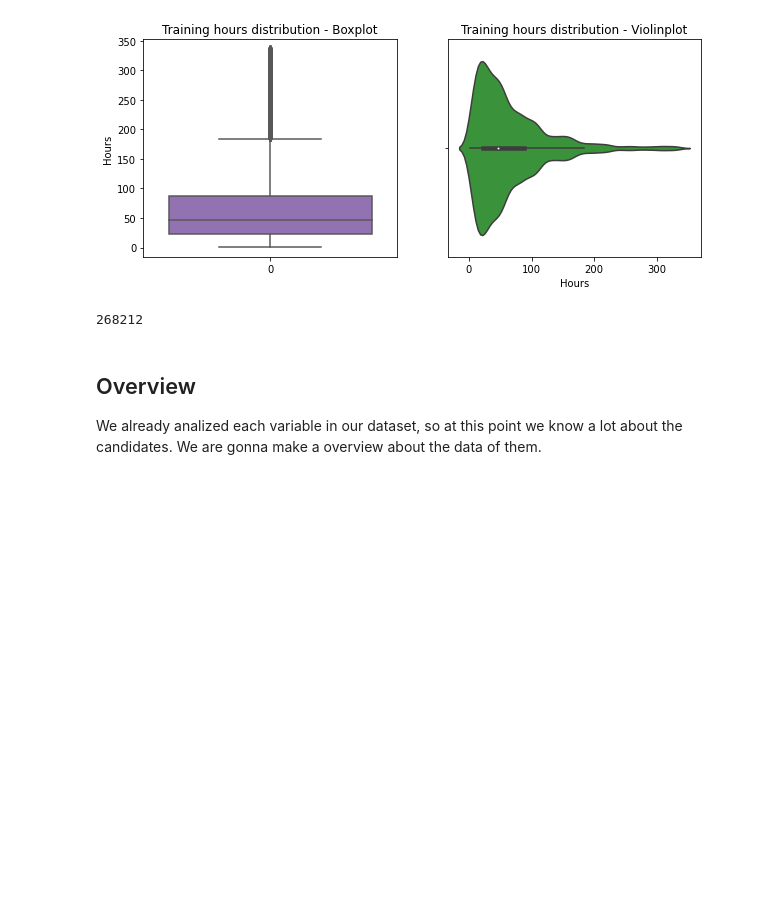
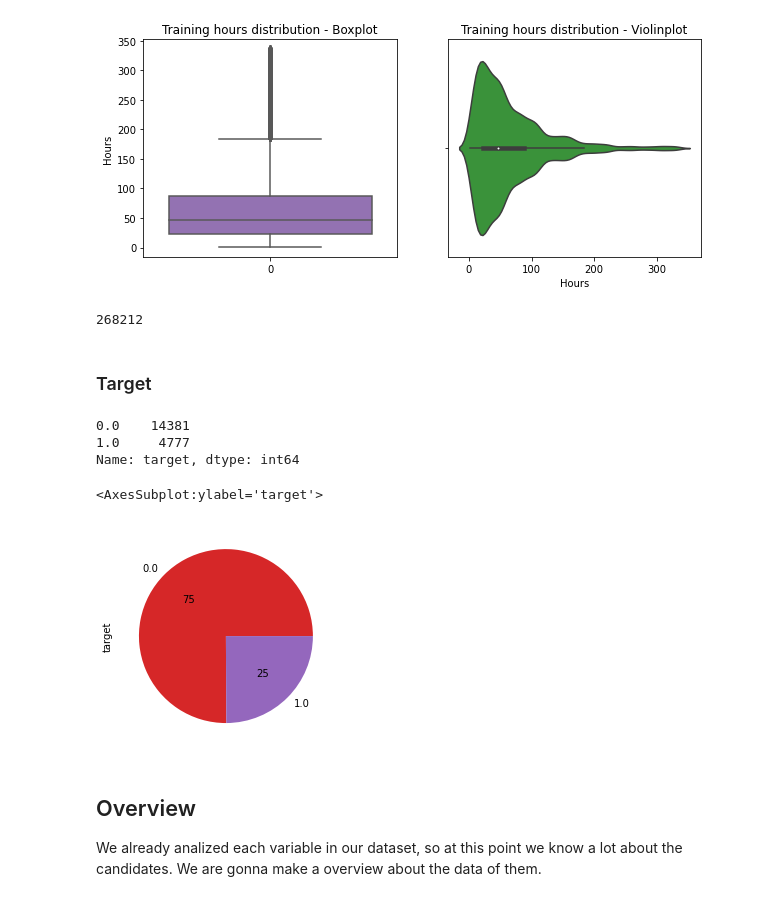
Before and after one commit to ftarantuviez/HR-Analytics-Job-Change-of-Data-Scientists, a Jupyter notebook: HR Analytics - Job Change of Data Scientists.ipynb, the cells around one changed output. Saved outputs shown, nothing was run; the diff lists cells and outputs as text; code cells hidden in the pictures; blank space fills up the shorter version.

```diff
--- a/HR Analytics - Job Change of Data Scientists.ipynb
+++ b/HR Analytics - Job Change of Data Scientists.ipynb
@@ -415,6 +379,19 @@ Text(0.5, 1.0, 'Training hours distribution - Boxplot')
 df_train.shape[0] * df_train.shape[1]
 # %% [output]
 268212
+# %% [markdown]
+### Target
+# %%
+df_train.target.value_counts()
+# %% [output]
+0.0    14381
+1.0     4777
+Name: target, dtype: int64
+# %%
+df_train.target.value_counts().plot(kind="pie", colors=colors[3:5], autopct="%2.f")
+# %% [output]
+<AxesSubplot:ylabel='target'>
+[figure, added]
 # %% [markdown]
 ## Overview
 
```
Also changed, not shown: parts of 27 cells of this notebook, 1 other file.
